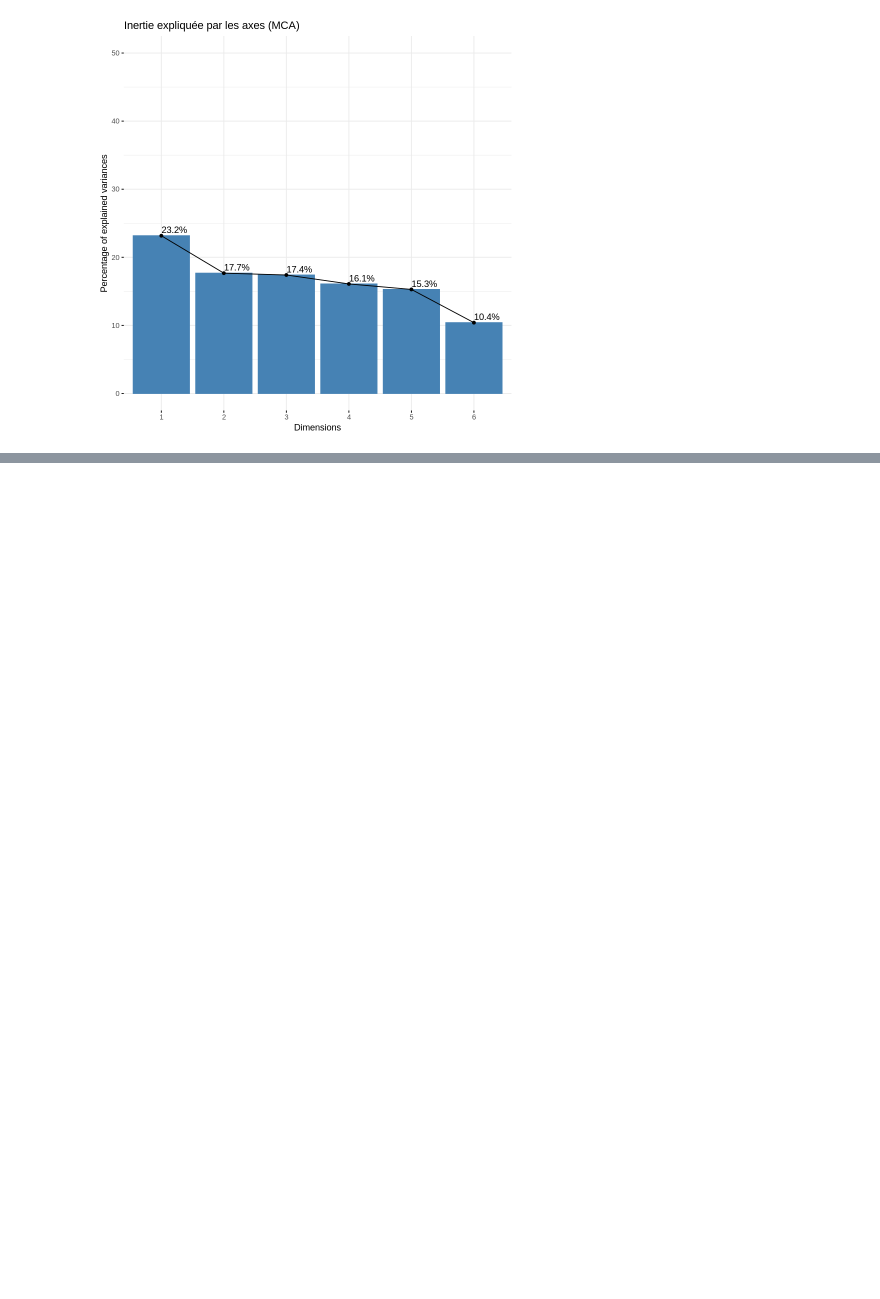
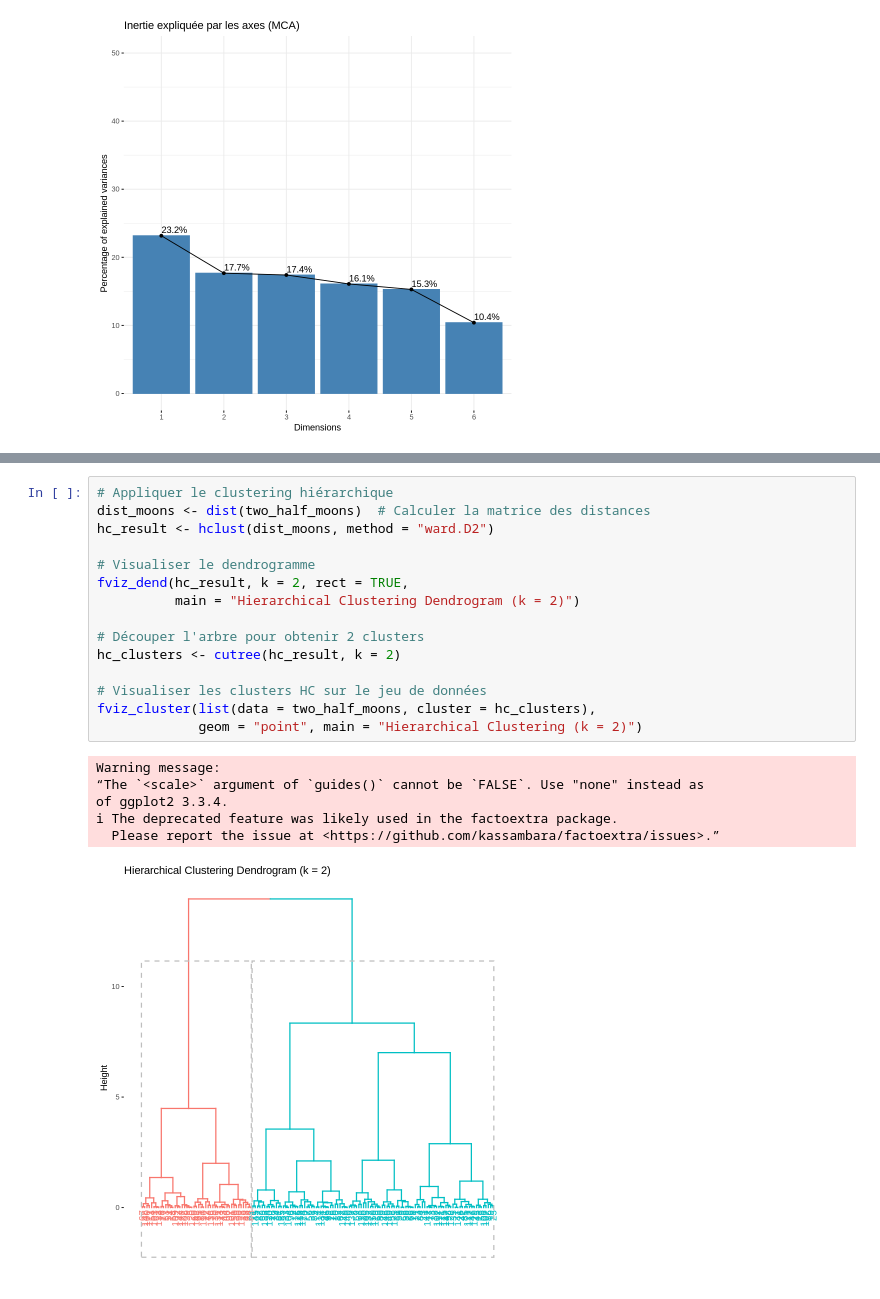
Before and after one commit to e-lprunier/Notebook_4A, a Jupyter notebook: Réduction_de_dimensionnalité_Clustering_notebook.ipynb, the cells around one changed output, grey strips where cells are left out. Saved outputs shown, nothing was run; the diff lists cells and outputs as text; blank space fills up the shorter version.

```diff
--- a/Réduction_de_dimensionnalité_Clustering_notebook.ipynb
+++ b/Réduction_de_dimensionnalité_Clustering_notebook.ipynb
@@ -914,0 +1003,22 @@ fviz_screeplot(mca_qual,
+# %%
+# Appliquer le clustering hiérarchique
+dist_moons <- dist(two_half_moons)  # Calculer la matrice des distances
+hc_result <- hclust(dist_moons, method = "ward.D2")
+
+# Visualiser le dendrogramme
+fviz_dend(hc_result, k = 2, rect = TRUE,
+          main = "Hierarchical Clustering Dendrogram (k = 2)")
+
+# Découper l'arbre pour obtenir 2 clusters
+hc_clusters <- cutree(hc_result, k = 2)
+
+# Visualiser les clusters HC sur le jeu de données
+fviz_cluster(list(data = two_half_moons, cluster = hc_clusters),
+             geom = "point", main = "Hierarchical Clustering (k = 2)")
+# %% [output]
+Warning message:
+“The `<scale>` argument of `guides()` cannot be `FALSE`. Use "none" instead as
+of ggplot2 3.3.4.
+ℹ The deprecated feature was likely used in the factoextra package.
+  Please report the issue at <https://github.com/kassambara/factoextra/issues>.”
+[figure, added]
```
Also changed, not shown: parts of 30 cells of this notebook.
